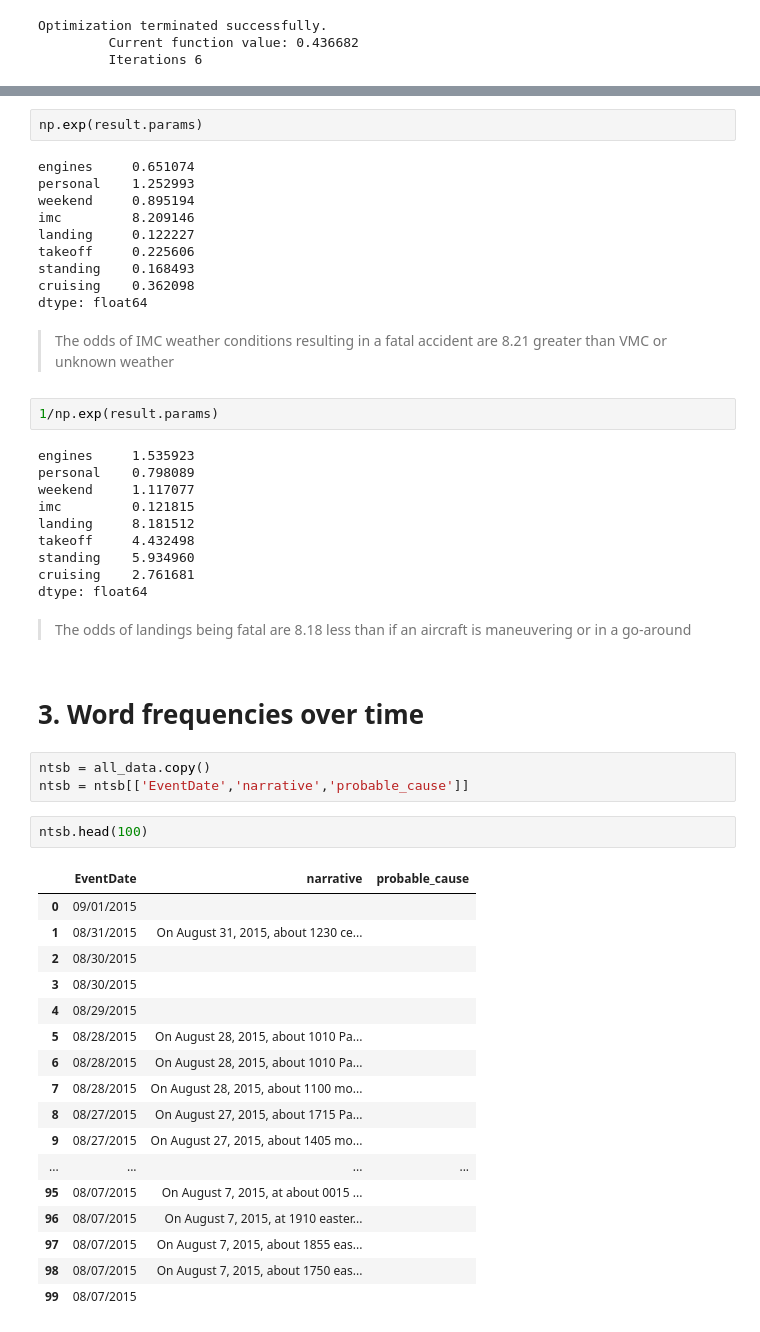
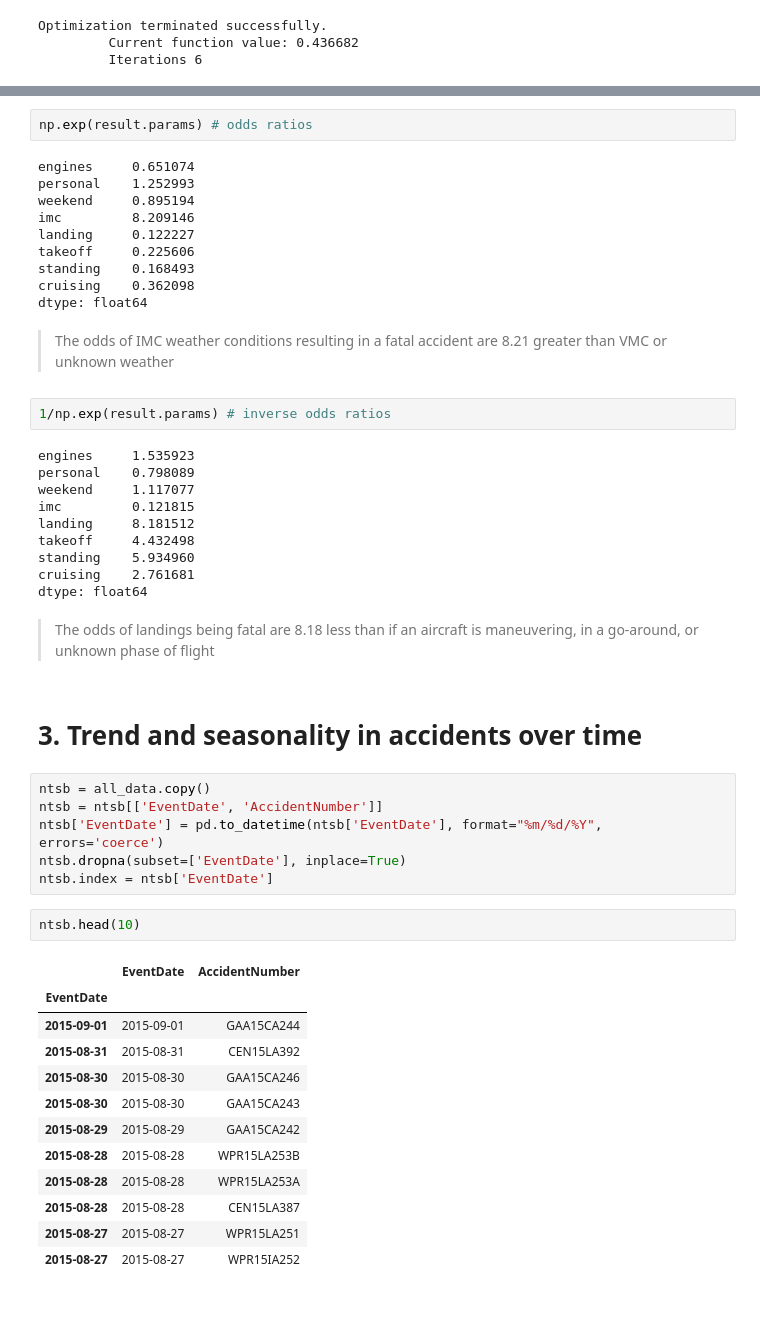
Before and after one commit to shreyejsaxena/data-scientist-exercise02, a Jupyter notebook: NTSB Analysis.ipynb, the cells around one changed output, grey strips where cells are left out. Saved outputs shown, nothing was run; the diff lists cells and outputs as text; blank space fills up the shorter version.

Commit message:
Time series decomposition
Estimating seasonality and trend in monthly count of accidents

```diff
--- a/NTSB Analysis.ipynb
+++ b/NTSB Analysis.ipynb
@@ -184,7 +190,7 @@ Logit Regression Results
 | standing | -1.7809 | 0.100 | -17.895 | 0.000 | -1.976 | -1.586 |
 | cruising | -1.0158 | 0.029 | -35.344 | 0.000 | -1.072 | -0.960 |
 # %%
-np.exp(result.params)
+np.exp(result.params) # odds ratios
 # %% [output]
 engines     0.651074
 personal    1.252993
@@ -198,7 +204,7 @@ dtype: float64
 # %% [markdown]
 > The odds of IMC weather conditions resulting in a fatal accident are 8.21 greater than VMC or unknown weather
 # %%
-1/np.exp(result.params)
+1/np.exp(result.params) # inverse odds ratios
 # %% [output]
 engines     1.535923
 personal    0.798089
@@ -210,29 +216,27 @@ standing    5.934960
 cruising    2.761681
 dtype: float64
 # %% [markdown]
-> The odds of landings being fatal are 8.18 less than if an aircraft is maneuvering or in a go-around
+> The odds of landings being fatal are 8.18 less than if an aircraft is maneuvering, in a go-around, or unknown phase of flight
 # %% [markdown]
-# 3. Word frequencies over time
+# 3. Trend and seasonality in accidents over time
-# %%
-ntsb = all_data.copy()
-ntsb = ntsb[['EventDate','narrative','probable_cause']]
+# %%
+ntsb = all_data.copy()
+ntsb = ntsb[['EventDate', 'AccidentNumber']]
+ntsb['EventDate'] = pd.to_datetime(ntsb['EventDate'], format="%m/%d/%Y", errors='coerce')
+ntsb.dropna(subset=['EventDate'], inplace=True)
+ntsb.index = ntsb['EventDate']
 # %%
-ntsb.head(100)
+ntsb.head(10)
 # %% [output]
-|  | EventDate | narrative | probable_cause |
-| 0 | 09/01/2015 |  |  |
-| 1 | 08/31/2015 | On August 31, 2015, about 1230 ce... |  |
-| 2 | 08/30/2015 |  |  |
-| 3 | 08/30/2015 |  |  |
-| 4 | 08/29/2015 |  |  |
-| 5 | 08/28/2015 | On August 28, 2015, about 1010 Pa... |  |
-| 6 | 08/28/2015 | On August 28, 2015, about 1010 Pa... |  |
-| 7 | 08/28/2015 | On August 28, 2015, about 1100 mo... |  |
-| 8 | 08/27/2015 | On August 27, 2015, about 1715 Pa... |  |
-| 9 | 08/27/2015 | On August 27, 2015, about 1405 mo... |  |
-| ... | ... | ... | ... |
-| 95 | 08/07/2015 | On August 7, 2015, at about 0015 ... |  |
-| 96 | 08/07/2015 | On August 7, 2015, at 1910 easter... |  |
-| 97 | 08/07/2015 | On August 7, 2015, about 1855 eas... |  |
-| 98 | 08/07/2015 | On August 7, 2015, about 1750 eas... |  |
-| 99 | 08/07/2015 |  |  |
+|  | EventDate | AccidentNumber |
+| EventDate |  |  |
+| 2015-09-01 | 2015-09-01 | GAA15CA244 |
+| 2015-08-31 | 2015-08-31 | CEN15LA392 |
+| 2015-08-30 | 2015-08-30 | GAA15CA246 |
+| 2015-08-30 | 2015-08-30 | GAA15CA243 |
+| 2015-08-29 | 2015-08-29 | GAA15CA242 |
+| 2015-08-28 | 2015-08-28 | WPR15LA253B |
+| 2015-08-28 | 2015-08-28 | WPR15LA253A |
+| 2015-08-28 | 2015-08-28 | CEN15LA387 |
+| 2015-08-27 | 2015-08-27 | WPR15LA251 |
+| 2015-08-27 | 2015-08-27 | WPR15IA252 |
```
Also changed, not shown: parts of 13 cells of this notebook.
